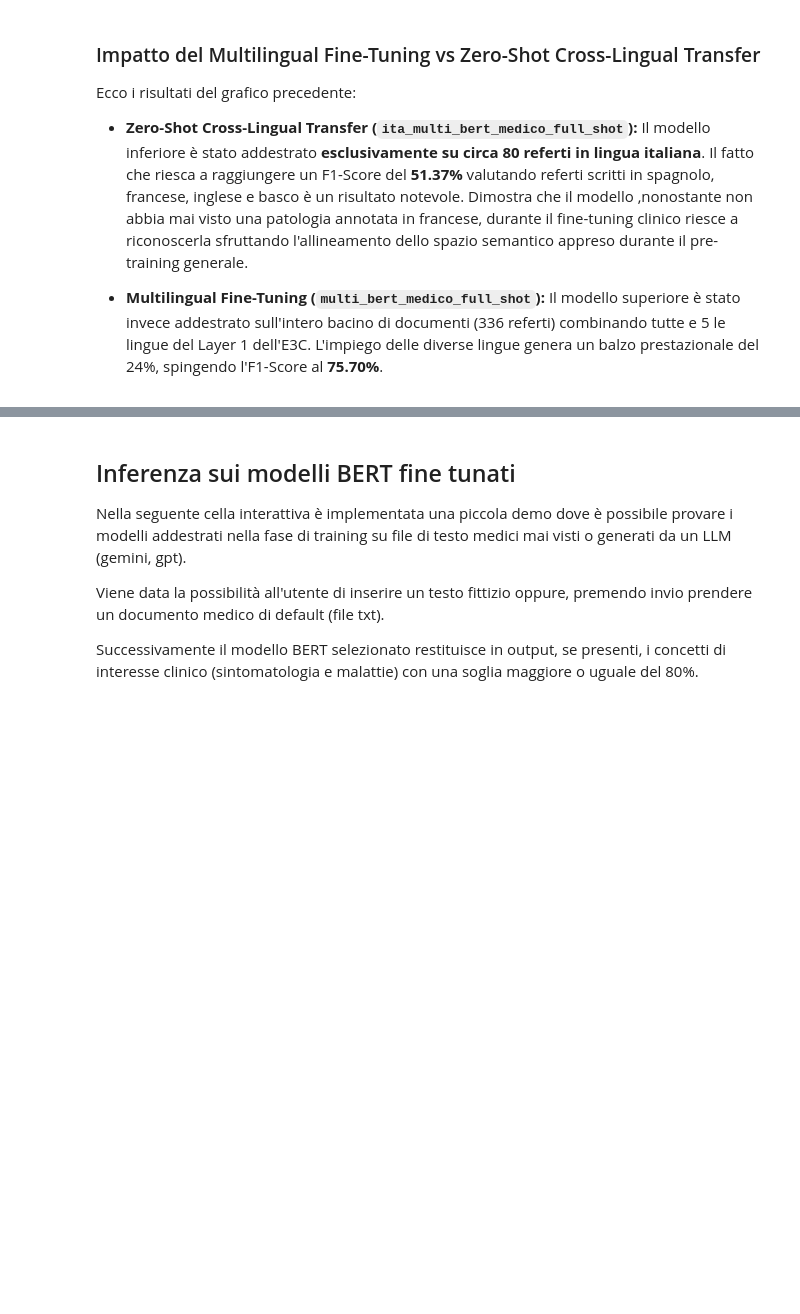
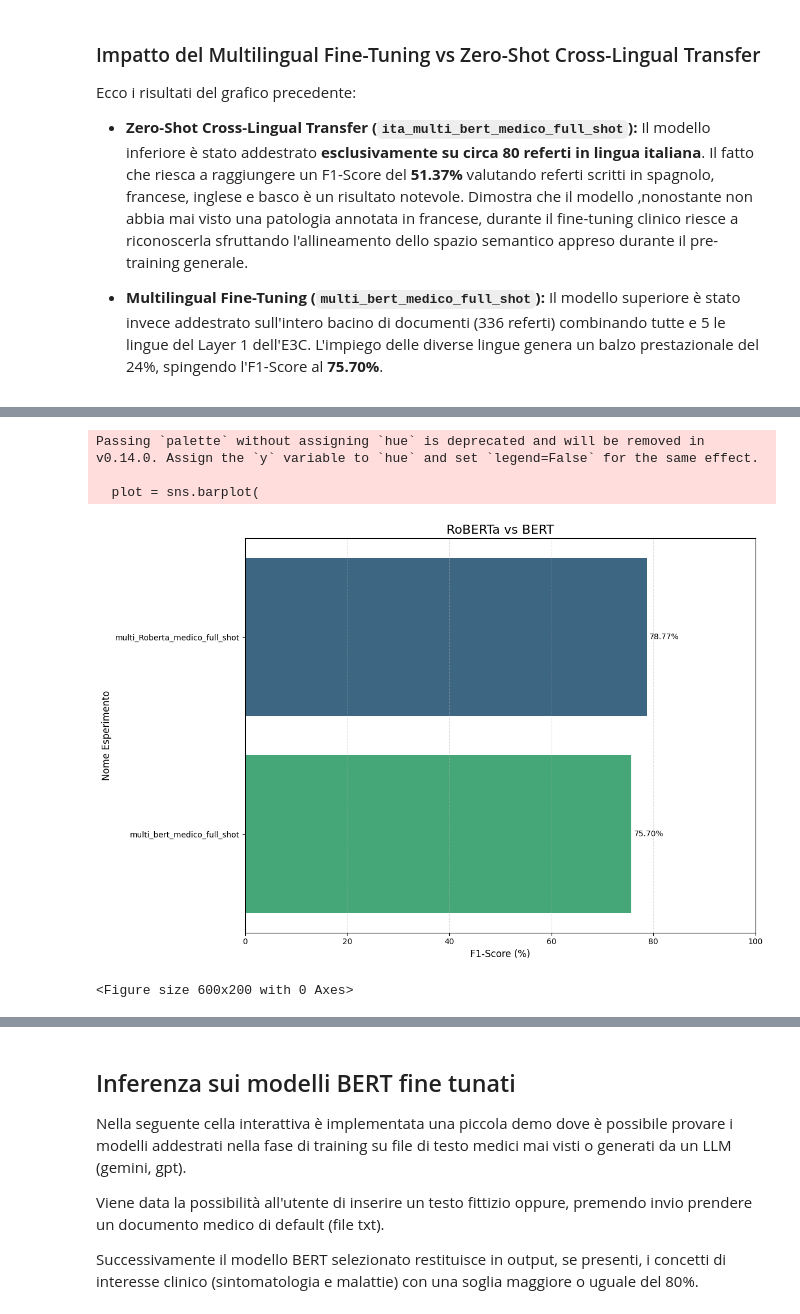
Before and after one commit to eddy2809/Clinical-NER-E3C, a Jupyter notebook: experiments.ipynb, the cells around one changed output, grey strips where cells are left out. Drawn from its saved outputs; the diff is of its cells as text; code cells hidden in the pictures; blank space fills up the shorter version.

Commit message:
add Roberta charts and finish experiments notebook

```diff
--- a/experiments.ipynb
+++ b/experiments.ipynb
@@ -370,0 +375,54 @@ Ecco i risultati del grafico precedente:
+# %%
+import wandb
+import pandas as pd
+import matplotlib.pyplot as plt
+import seaborn as sns
+from dotenv import load_dotenv
+
+load_dotenv()
+api =wandb.Api()
+project_path = "edoardotantari99-universit-di-bologna/clinical-ner-task"
+runs = api.runs(project_path)
+
+
+summary_list = []
+for run in runs:
+    f1_max = run.summary.get("eval/f1")
+
+    if f1_max is not None and (run.name =="multi_Roberta_medico_full_shot") or (run.name == "multi_bert_medico_full_shot"):
+        summary_list.append({
+            "Modello": run.name,
+            "F1-Score": f1_max * 100 if f1_max <= 1 else f1_max
+        })
+
+
+df_best = pd.DataFrame(summary_list)
+df_best = df_best.sort_values(by="F1-Score", ascending=False)
+
+#Generazione del Grafico a Barre
+plt.figure(figsize=(12, 8))
+plot = sns.barplot(
+    data=df_best,
+    x="F1-Score",
+    y="Modello",
+    palette="viridis"
+)
+
+# Aggiungi le etichette con il valore esatto sopra ogni barra
+for i in plot.containers:
+    plot.bar_label(i, fmt='%.2f%%', padding=3)
+
+plt.title("RoBERTa vs BERT", fontsize=16)
+plt.xlabel("F1-Score (%)", fontsize=12)
+plt.ylabel("Nome Esperimento", fontsize=12)
+plt.xlim(0, 100)
+plt.grid(axis='x', linestyle='--', alpha=0.4)
+plt.tight_layout()
+plt.figure(figsize=(6, 2))
+plt.show()
+# %% [output]
+Passing `palette` without assigning `hue` is deprecated and will be removed in v0.14.0. Assign the `y` variable to `hue` and set `legend=False` for the same effect.
+
+  plot = sns.barplot(
+[figure, added]
+<Figure size 600x200 with 0 Axes>
```
Also changed, not shown: parts of 2 cells of this notebook, 2 other files.
